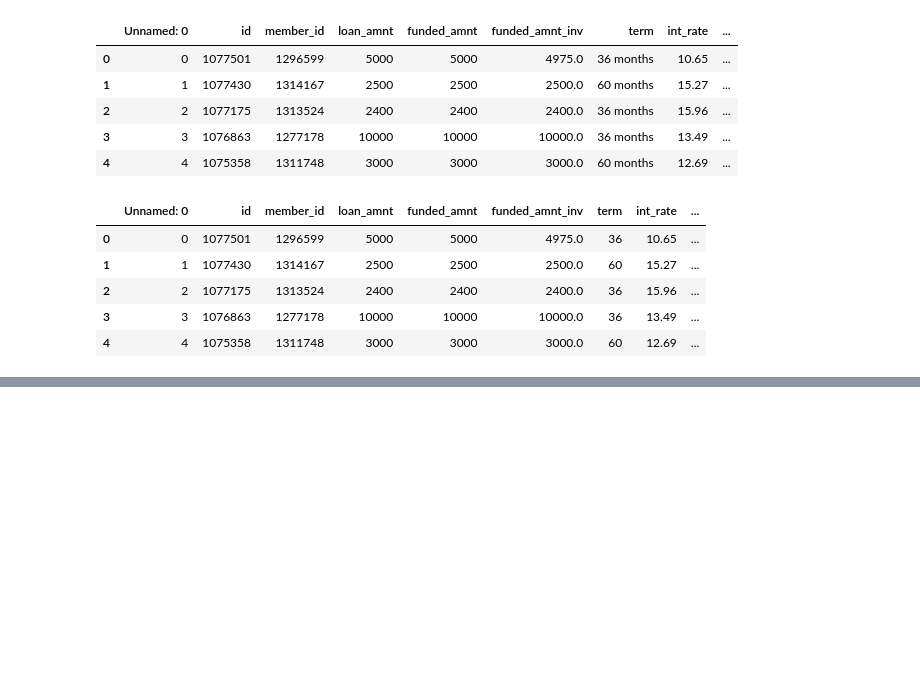
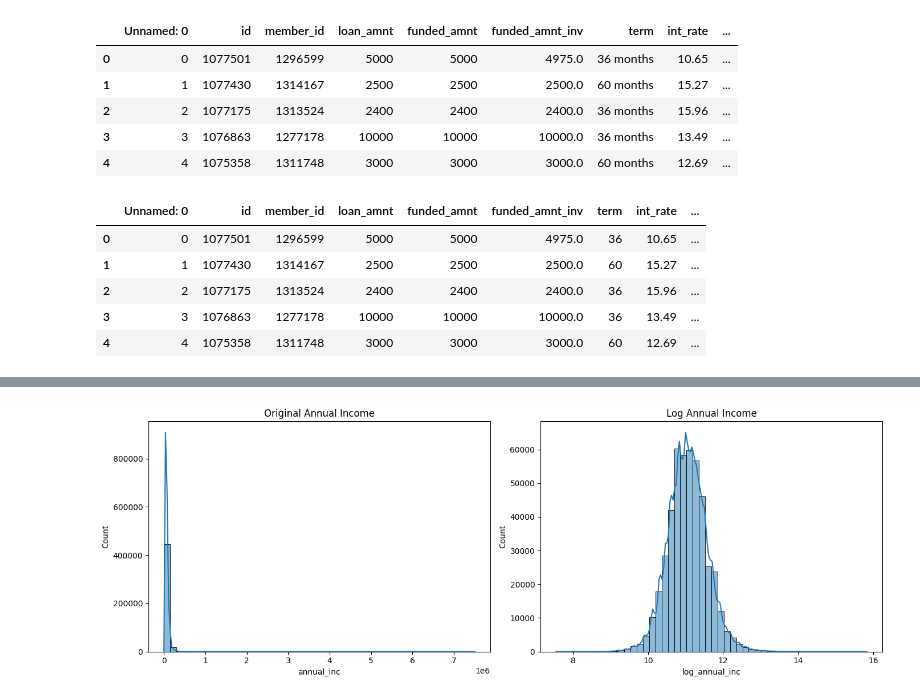
Before and after one commit to rfaoktvian/ChurnPrediction, a Jupyter notebook: notebooks/01_model_development.ipynb, the cells around one changed output, grey strips where cells are left out. Saved outputs shown, nothing was run; the diff lists cells and outputs as text; code cells hidden in the pictures; blank space fills up the shorter version.

```diff
--- a/notebooks/01_model_development.ipynb
+++ b/notebooks/01_model_development.ipynb
@@ -809,0 +830,15 @@ df_prep.head()
+# %%
+cols_to_drop = [
+    'max_bal_bc', 'open_rv_24m', 'inq_fi', 'open_rv_12m', 'il_util',
+    'mths_since_rcnt_il', 'total_bal_il', 'open_il_24m', 'open_il_12m',
+    'open_il_6m', 'open_acc_6m', 'dti_joint', 'annual_inc_joint',
+    'verification_status_joint', 'all_util', 'inq_last_12m', 'total_cu_tl'
+
+    # useless feature
+    ,'zip_code'
+]
+
+
+df_prep.drop(columns=cols_to_drop, inplace=True)
+
+print(f"Jumlah kolom setelah di-drop: {df_prep.shape[1]}")
@@ -809,0 +880,14 @@ df_prep.head()
+# %%
+df_prep['log_annual_inc'] = np.log1p(df_prep['annual_inc'])
+# %%
+fig, axes = plt.subplots(1,2, figsize=(14,5))
+
+sns.histplot(df_prep['annual_inc'], bins=50, kde=True, ax=axes[0])
+axes[0].set_title("Original Annual Income")
+
+sns.histplot(df_prep['log_annual_inc'], bins=50, kde=True, ax=axes[1])
+axes[1].set_title("Log Annual Income")
+
+plt.tight_layout()
+# %% [output]
+[figure, added]
```
Also changed, not shown: parts of 6 cells of this notebook.
